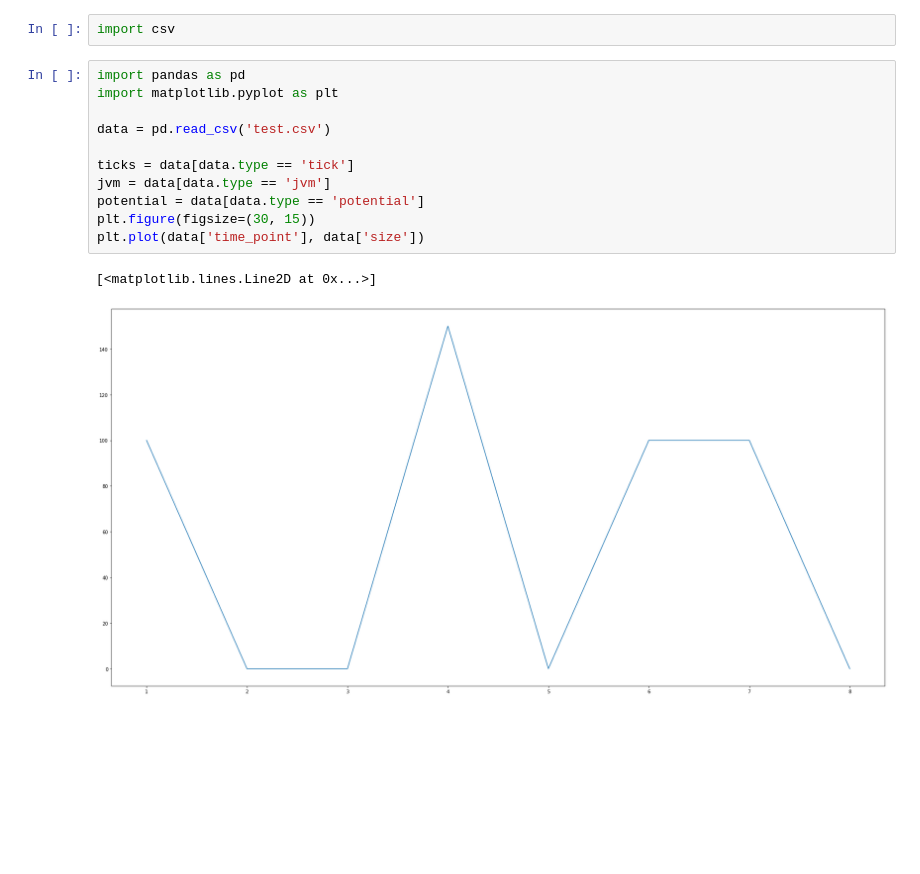
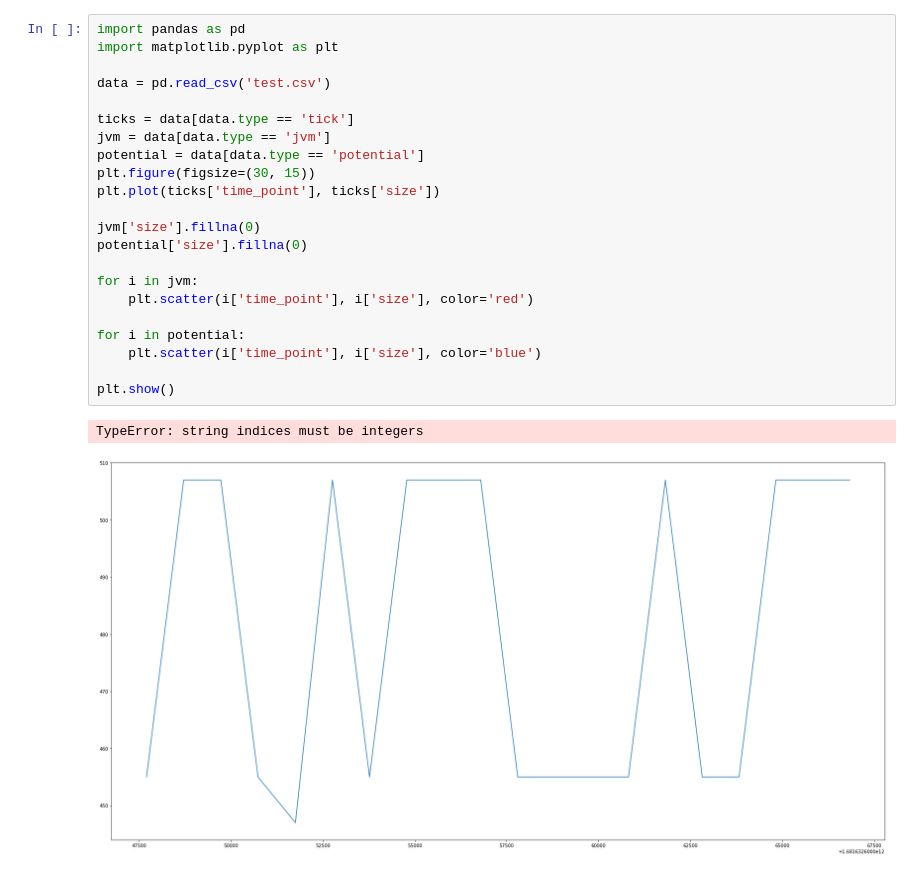
Before and after one commit to avtakhov/stat-server, a Jupyter notebook: draw.ipynb, the cells around one changed output. Drawn from its saved outputs; the diff is of its cells as text; blank space fills up the shorter version.

```diff
--- a/draw.ipynb
+++ b/draw.ipynb
@@ -1,19 +1,28 @@
-# %%
-import csv
 # %%
 import pandas as pd
 import matplotlib.pyplot as plt
 
 data = pd.read_csv('test.csv')
 
 ticks = data[data.type == 'tick']
 jvm = data[data.type == 'jvm']
 potential = data[data.type == 'potential']
 plt.figure(figsize=(30, 15))
-plt.plot(data['time_point'], data['size'])
+plt.plot(ticks['time_point'], ticks['size'])
+
+jvm['size'].fillna(0)
+potential['size'].fillna(0)
+
+for i in jvm:
+    plt.scatter(i['time_point'], i['size'], color='red')
+
+for i in potential:
+    plt.scatter(i['time_point'], i['size'], color='blue')
+
+plt.show()
 # %% [output]
-[<matplotlib.lines.Line2D at 0x...>]
+TypeError: string indices must be integers
-[figure, old version]
+[figure, new version]
 # %%
 data.head(10)
 # %% [output]
```
Also changed, not shown: parts of 1 cell of this notebook, 2 other files.
